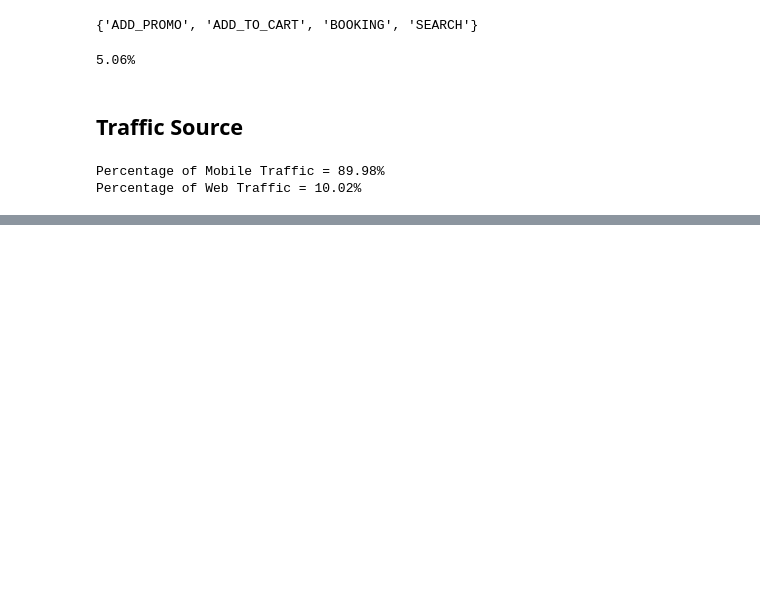
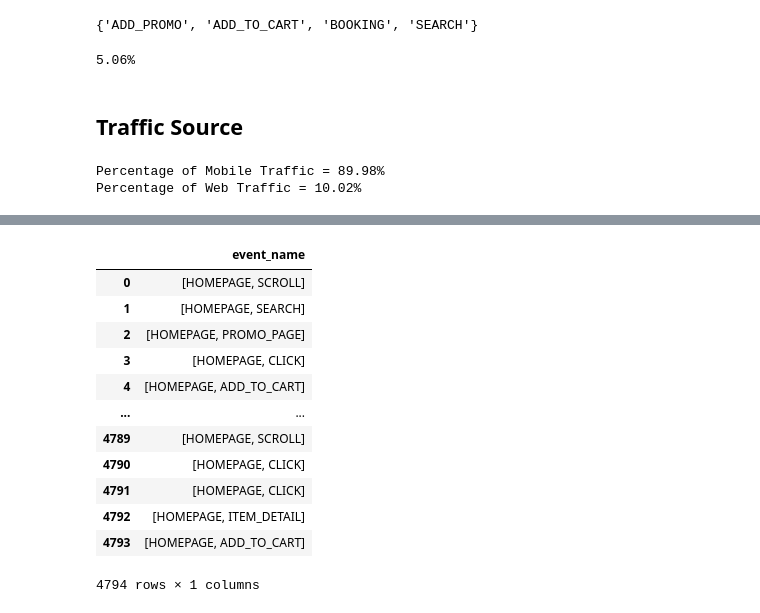
Before and after one commit to ganiosh92/DA-ecommerce-clickstream-analytics, a Jupyter notebook: clickstream_analysis.ipynb, the cells around one changed output, grey strips where cells are left out. Drawn from its saved outputs; the diff is of its cells as text; code cells hidden in the pictures; blank space fills up the shorter version.

Commit message:
added event_sequence as a list

```diff
--- a/clickstream_analysis.ipynb
+++ b/clickstream_analysis.ipynb
@@ -115,0 +166,2 @@ Percentage of Web Traffic = 10.02%
+# %%
+clickstream2 = pd.DataFrame(clickstream.groupby('session_id')['event_name'].agg(list))
@@ -115,0 +184,6 @@ Percentage of Web Traffic = 10.02%
+# %%
+# Find rows where the 'event_name' column has just one key-value pair
+filtered_df = clickstream2[clickstream2['event_name'].apply(lambda x: len(x) == 2)]
+
+# Print the result
+#print(filtered_df.sort_values(by = 'event_name', ascending = False))
@@ -115,0 +207,17 @@ Percentage of Web Traffic = 10.02%
+# %%
+a = pd.DataFrame(filtered_df.reset_index())[['event_name']]
+a
+# %% [output]
+|  | event_name |
+| 0 | [HOMEPAGE, SCROLL] |
+| 1 | [HOMEPAGE, SEARCH] |
+| 2 | [HOMEPAGE, PROMO_PAGE] |
+| 3 | [HOMEPAGE, CLICK] |
+| 4 | [HOMEPAGE, ADD_TO_CART] |
+| ... | ... |
+| 4789 | [HOMEPAGE, SCROLL] |
+| 4790 | [HOMEPAGE, CLICK] |
+| 4791 | [HOMEPAGE, CLICK] |
+| 4792 | [HOMEPAGE, ITEM_DETAIL] |
+| 4793 | [HOMEPAGE, ADD_TO_CART] |
+4794 rows × 1 columns
```
Also changed, not shown: parts of 8 cells of this notebook.
